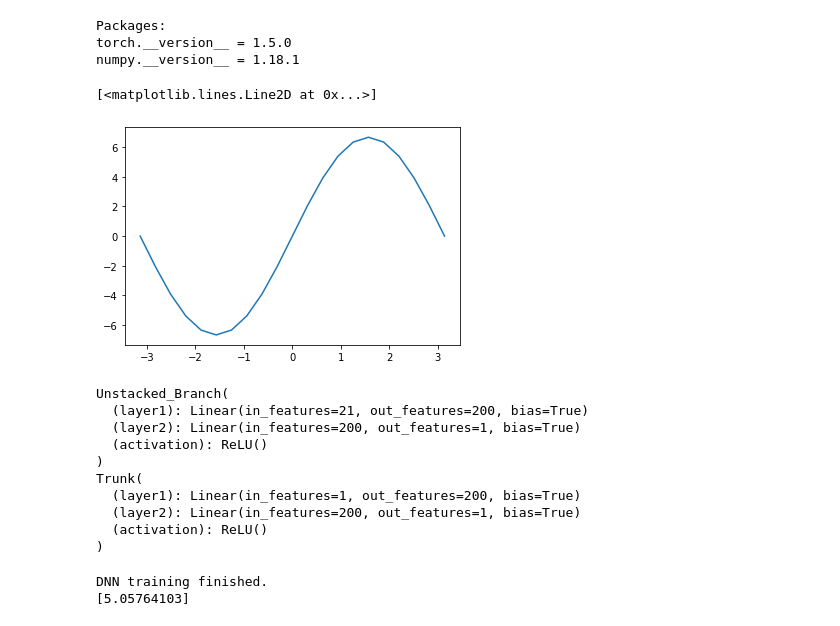
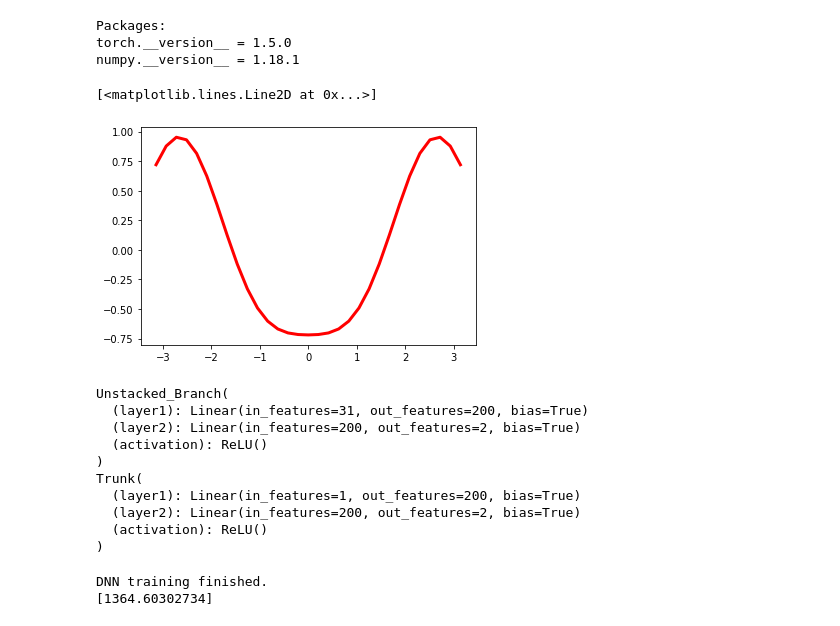
Before and after one commit to agracyk2/Andrew-Gracyk-Code, a Jupyter notebook: DeepONet Basics.ipynb, the cells around one changed output. Cells and saved outputs as stored; diff of their text form; code cells hidden in the pictures.

```diff
--- a/DeepONet Basics.ipynb
+++ b/DeepONet Basics.ipynb
@@ -35,12 +27,12 @@ def heatmap2d(arr: np.ndarray):
 # %%
 # Discretize a domain
 C = math.pi
-h = 2*C/(20)
+h = 2*C/(30)
 x = np.arange(-C, C+h, h)
 N = len(x)
 
 # Number of functions for our data
-M = 50
+M = 100
 
 z_tensor = torch.zeros(M,1,1,N)
 discretization = torch.zeros(M,1,1,N)
@@ -48,44 +40,46 @@ z_deriv_tensor = torch.zeros(M,1,1,N)
 
 # Generate data
 for i in range(0,M):
-    a = np.random.uniform(0,10,1)
-    b = np.random.uniform(0.3,0.5,1)
-    z = a*np.sin(x)
+    a = np.random.uniform(-1,1,1)
+    b = np.random.uniform(-1,1,1)
+    z = a*x*np.sin(2*x) + b*np.cos(x)
+#    z = a*np.sin(x) + b*np.sin(2*x)
+#    z = a*np.sin(x)
 #    z = a*np.exp(-b*(x**2))
 
     z_tensor[i,:,:] = torch.tensor(z)
     z_tensor = z_tensor.float()
     discretization[i,0,0,:] = torch.tensor(x)
 
     for j in range(1,len(z)-1):
         z_deriv_tensor[i,0,0,j] = (z[j+1] - 2*z[j] + z[j-1])/(h**2)
 
 
 # Reshape tensor
 discretization_reshape = torch.reshape(discretization, (-1,))
 
 # Initialize tensors for input data
 
 z_NN_input_branch_0 = z_tensor.repeat(1,N,1,1)
 z_NN_input_branch_np = z_NN_input_branch_0.detach().numpy().squeeze()
 z_NN_input_branch_np = np.reshape(z_NN_input_branch_np, (N*M,N))
 
 
 z_NN_input_branch = torch.tensor(z_NN_input_branch_np)
 z_NN_input_trunk = discretization_reshape.repeat(1,1,1,1)
 z_NN_input_trunk = torch.reshape(z_NN_input_trunk, (N*M,1))
 z_NN_target = torch.reshape(z_deriv_tensor, (N*M,1))
 
 #print(z_NN_target)
 #print(z_NN_input_trunk)
 #print(z_NN_target)
 
 
 
-plt.plot(x,z)
+plt.plot(x,z, color='red', linewidth=3)
 # %% [output]
 [<matplotlib.lines.Line2D at 0x...>]
-[figure, old version]
+[figure, new version]
 # %%
 # Create neural networks for Unstacked DeepONet
 
@@ -93,7 +87,7 @@ class Unstacked_Branch(nn.Module):
     def __init__(self):
         super(Unstacked_Branch, self).__init__()
         self.layer1 = nn.Linear(N, 200, bias=True)
-        self.layer2 = nn.Linear(200,1)
+        self.layer2 = nn.Linear(200,2, bias=True)
         self.activation = nn.ReLU()
     def forward(self, x):
         out = self.layer1(x)
@@ -106,7 +100,7 @@ class Trunk(nn.Module):
     def __init__(self):
         super(Trunk, self).__init__()
         self.layer1 = nn.Linear(1, 200, bias=True)
-        self.layer2 = nn.Linear(200,1)
+        self.layer2 = nn.Linear(200,2, bias=True)
         self.activation = nn.ReLU()
     def forward(self, x):
         out = self.layer1(x)
@@ -121,13 +115,13 @@ print(Unstacked_Branch)
 print(Trunk)
 # %% [output]
 Unstacked_Branch(
-  (layer1): Linear(in_features=21, out_features=200, bias=True)
-  (layer2): Linear(in_features=200, out_features=1, bias=True)
+  (layer1): Linear(in_features=31, out_features=200, bias=True)
+  (layer2): Linear(in_features=200, out_features=2, bias=True)
   (activation): ReLU()
 )
 Trunk(
   (layer1): Linear(in_features=1, out_features=200, bias=True)
-  (layer2): Linear(in_features=200, out_features=1, bias=True)
+  (layer2): Linear(in_features=200, out_features=2, bias=True)
   (activation): ReLU()
 )
 # %%
@@ -154,7 +148,7 @@ for i in np.arange(0,num_epochs):
     optimizer_2 = optim.Adam(Trunk.parameters(), lr=0.00001); optimizer_2.zero_grad()
     output_1 = Unstacked_Branch(z_NN_input_branch); output_2 = Trunk(z_NN_input_trunk)
 
-    loss = loss_func(target, torch.mul(output_1, output_2))
+    loss = loss_func(target, torch.mul(output_1[:,0:1], output_2[:,0:1]) + torch.mul(output_1[:,1:2], output_2[:,1:2]))
     loss.backward()
     loss_vector[i-1] = loss.detach()
     optimizer_1.step(); optimizer_2.step()
@@ -164,4 +158,4 @@ print("DNN training finished.")
 print(loss_vector[I-1])
 # %% [output]
 DNN training finished.
-[5.05764103]
+[1364.60302734]
```
Also changed, not shown: parts of 10 cells of this notebook.
